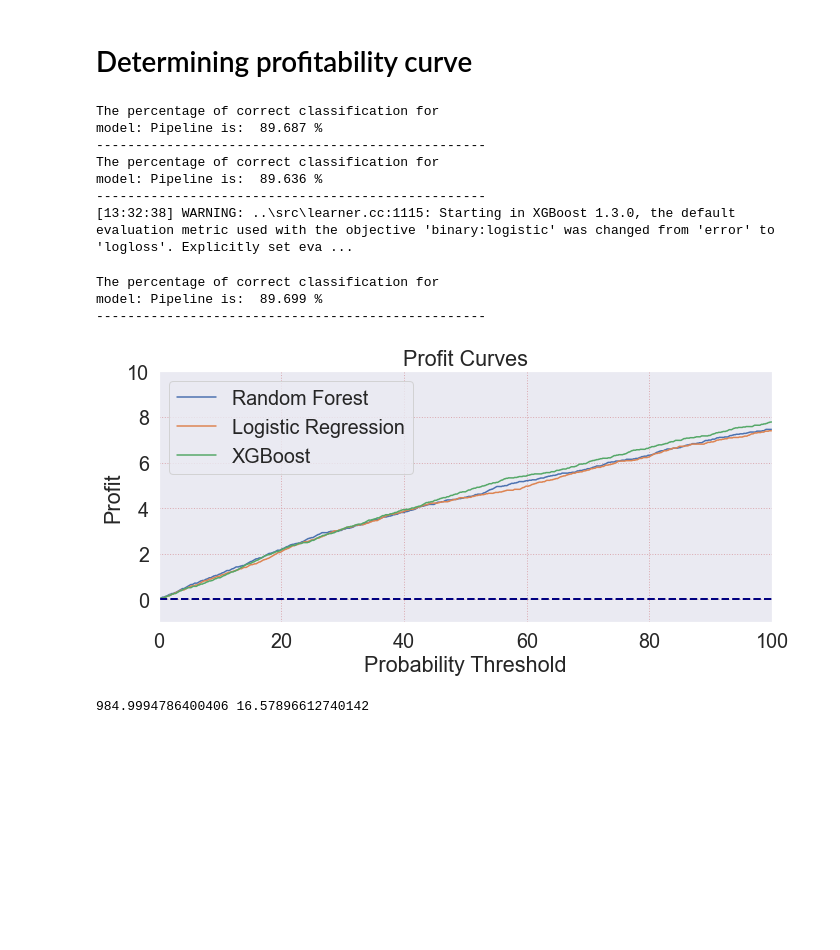
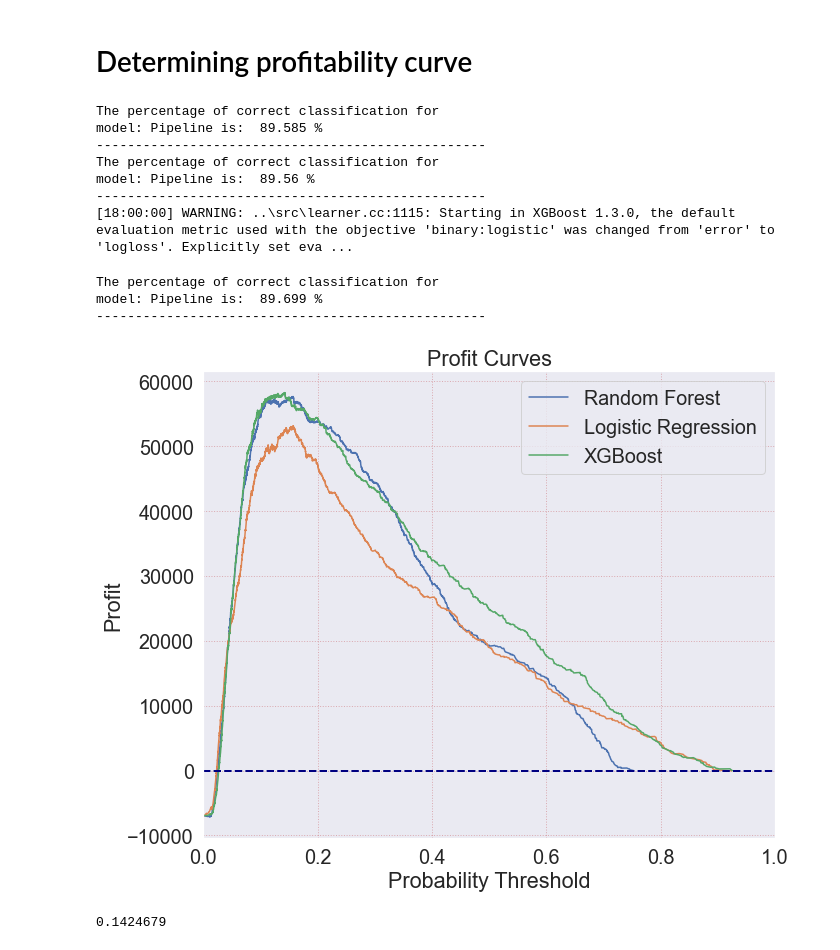
Before and after one commit to wessela42/Springboard_Documents, a Jupyter notebook: Wessel_PBP.ipynb, the cells around one changed output. Saved outputs shown, nothing was run; the diff lists cells and outputs as text; code cells hidden in the pictures; blank space fills up the shorter version.

Commit message:
Add files via upload
updated cost matrix and profit curve

```diff
--- a/Wessel_PBP.ipynb
+++ b/Wessel_PBP.ipynb
@@ -1407,7 +1407,7 @@ grid_lr = {'penalty': penalty,
 lr_grid = GridSearchCV(
                         estimator = lr,
                         param_grid = grid_lr,
-                        cv = 6,
+                        cv = 5,
                         verbose=1,
                         scoring='roc_auc')
 lr_grid.fit(X_train_encoded, y_train)
@@ -1505,7 +1505,7 @@ xgb_grid = GridSearchCV(
                         estimator = xgb_model,
                         param_grid = xgb_param,
                         n_jobs = 5,
-                        cv = 3,
+                        cv = 5,
                         verbose=1,
                         scoring='roc_auc')
 xgb_grid.fit(X_train_encoded, y_train)
@@ -1577,7 +1578,7 @@ def standard_confusion_matrix(y_true,y_predict):
     fn = np.sum((y_predict == 0) & (y_true == 1))
     tn = np.sum((y_predict == 0) & (y_true == y_predict))
     confusion_matrix = np.array([[tp,fn],[fp,tn]])
-    return confusion_matrix,fp,tp
+    return confusion_matrix,fp,tp,fn #output both fn and tn too
     # """Make confusion matrix with format:
     #               -----------
     #               | TP | FP |
@@ -1610,7 +1611,7 @@ def profit_curve(cost_benefit, predicted_probs, labels):
 
     labels = labels[idx]
     pred_temp = np.zeros(len(labels))
-    thresholds = predicted_probs
+    thresholds = set(predicted_probs)
     thresholds = np.insert(predicted_probs,0,0)
 
     cost = []
@@ -1619,73 +1620,71 @@ def profit_curve(cost_benefit, predicted_probs, labels):
         pred_temp = np.zeros(len(labels))
         pred_temp[predicted_probs > thresh] = 1
         pred_temp[predicted_probs <= thresh] = 0
-        conf, fpr,tpr,= standard_confusion_matrix(np.array(labels),np.array(pred_temp))
+        conf, fpr,tpr,fnr= standard_confusion_matrix(np.array(labels),np.array(pred_temp)) #what conf? & fnr not included
 
-        cost.append(np.sum((conf*cost_benefit))/len(labels))
+        #cost.append(np.sum((conf*cost_benefit))/len(labels)) # m
+        cost.append((fpr*cost_benefit[1][0])+(tpr*cost_benefit[0][0])+fnr*cost_benefit[0][1])
 
 
-    return (np.array([cost,thresholds]))
+    return (np.array([cost,thresholds])), thresholds
 
 def plot_profit_curve(model, cost_benefit, X_train, X_test, y_train, y_test,ax):
     model = model
     model.fit(X_train,y_train)
     test_probs = model.predict_proba(X_test)
-    profits = profit_curve(cost_benefit, test_probs[:,1], y_test.values)
+    profits, thresholds = profit_curve(cost_benefit, test_probs[:,1], y_test.values)
     profits = list(reversed(profits[0,:]))
     p = np.linspace(0,len(profits)/8,len(profits))
 
-    ax.plot(p,profits,label=model.__class__.__name__)
+    ax.plot(thresholds[::-1],profits,label=model.__class__.__name__)
     ax.grid(alpha = .4,color = 'r',linestyle = ':')
     ax.set_xlabel('Probability Threshold')
     ax.set_ylabel('Profit')
     ax.set_title('Profit Curves')
-    return model.predict(X_test),profits,p
+    return model.predict(X_test),profits,p, thresholds[::-1]
+# %%
+#Define the Cost Matrix
+cost_matrix = np.array([[139.61, -18.75], [ 0,   0]]).T
 # %%
-#Define the Cost Matrix
-cost_matrix = np.array([[157.06, -1.30], [ 0,   0]]).T
-
 #Make the plot
-_,ax = plt.subplots(1,1,figsize = (10,5))
+_,ax = plt.subplots(1,1,figsize = (10,8))
 models = [pipe_best_rf_model, pipe_best_lr_model, pipe_best_xgb_model]
 
 #plot out the profit curve for each model
 for model in models:
-    m,profits,n = plot_profit_curve(model, cost_matrix, X_train, X_test, y_train, y_test, ax)
+    m,profits,n, thresholds = plot_profit_curve(model, cost_matrix, X_train, X_test, y_train, y_test, ax)
 
     print('The percentage of correct classification for \nmodel:',
           model.__class__.__name__,
           'is: ',
           np.round(np.sum(m == y_test)/len(y_test)*100,3),
          '%')
     print('-'*50)
 
 #Do some plotting stuff
 ind = np.argmax(profits)
-ax.axvline(n[ind],0,np.max(profits),\
-           linestyle = '--', color = 'k',label = 'Max Profit')
 
-ax.plot([-5, 1100], [0, 0], color='navy', linestyle='--',
-        lw = 2);
+ax.plot([0, 1], [0, 0], color='navy', linestyle='--',
+       lw = 2)
 
 ax.legend(labels=['Random Forest', 'Logistic Regression', 'XGBoost']);
-ax.set_ylim(-1,10)
-ax.set_xlim(0,100);
+ax.set_xlim(0,1);
 plt.tight_layout()
 plt.savefig(p / ('ProfitCurve.pdf') )
 plt.show()
 # %% [output]
 The percentage of correct classification for
-model: Pipeline is:  89.687 %
+model: Pipeline is:  89.585 %
 --------------------------------------------------
 The percentage of correct classification for
-model: Pipeline is:  89.636 %
+model: Pipeline is:  89.56 %
 --------------------------------------------------
-[13:32:38] WARNING: ..\src\learner.cc:1115: Starting in XGBoost 1.3.0, the default evaluation metric used with the objective 'binary:logistic' was changed from 'error' to 'logloss'. Explicitly set eva ...
+[18:00:00] WARNING: ..\src\learner.cc:1115: Starting in XGBoost 1.3.0, the default evaluation metric used with the objective 'binary:logistic' was changed from 'error' to 'logloss'. Explicitly set eva ...
 The percentage of correct classification for
 model: Pipeline is:  89.699 %
 --------------------------------------------------
-[figure, old version]
+[figure, new version]
-# %%
-print(n[ind], np.max(profits))
-# %% [output]
-984.9994786400406 16.57896612740142
+# %%
+thresholds[ind]
+# %% [output]
+0.1424679
```
Also changed, not shown: parts of 20 cells of this notebook.
